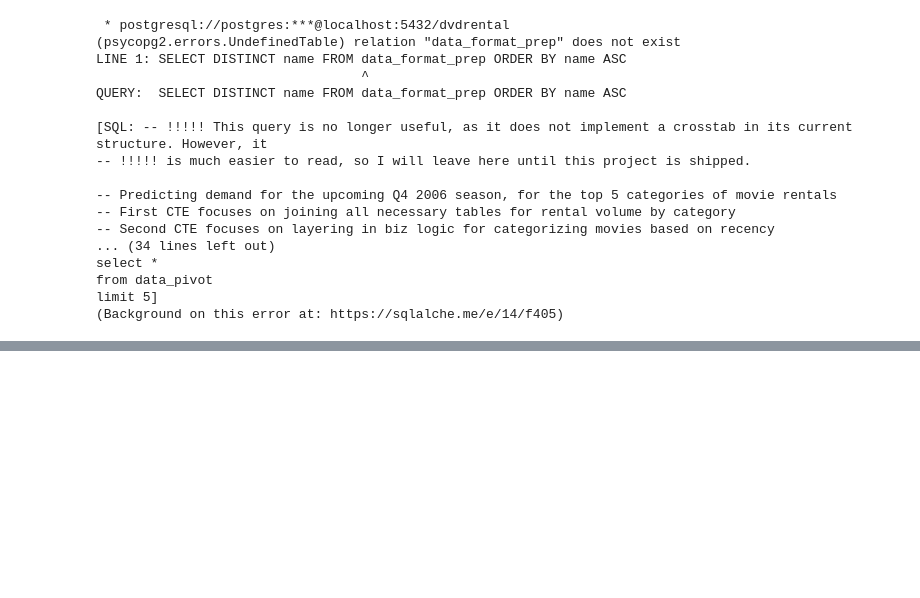
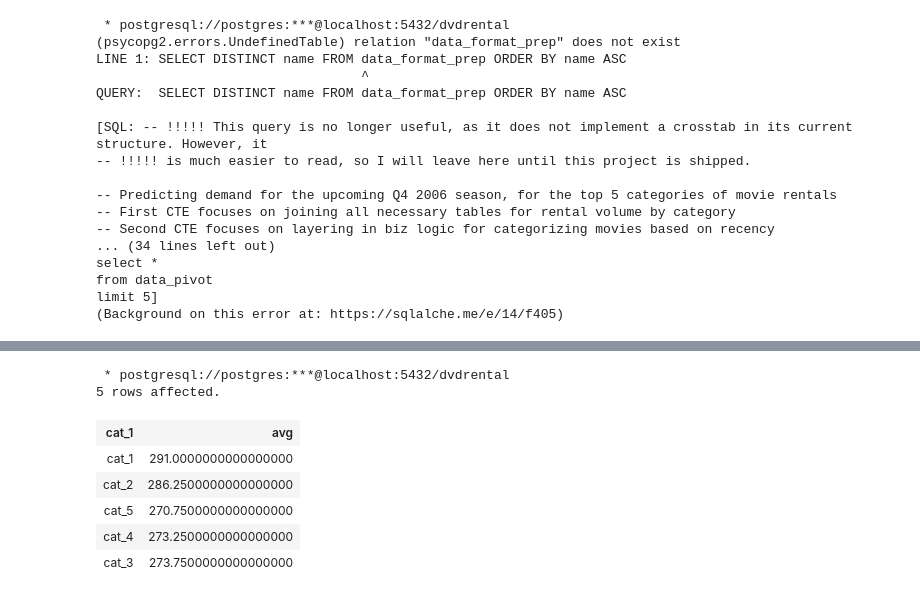
Before and after one commit to digital-tyler/diy_database, a Jupyter notebook: database_sample_data.ipynb, the cells around one changed output, grey strips where cells are left out. Cells and saved outputs as stored; diff of their text form; code cells hidden in the pictures; blank space fills up the shorter version.

```diff
--- a/database_sample_data.ipynb
+++ b/database_sample_data.ipynb
@@ -520,0 +723,20 @@ trend_line as (
+# %%
+%%sql
+
+select x.cat_1, avg(x.value::numeric)
+from play_pivot t
+ cross join lateral (
+    select cat_1, value
+    from jsonb_each(to_jsonb(t)) as e(cat_1, value)
+    where jsonb_typeof(e.value) = 'number'
+ ) x
+group by x.cat_1;
+# %% [output]
+ * postgresql://postgres:***@localhost:5432/dvdrental
+5 rows affected.
+| cat_1 | avg |
+| cat_1 | 291.0000000000000000 |
+| cat_2 | 286.2500000000000000 |
+| cat_5 | 270.7500000000000000 |
+| cat_4 | 273.2500000000000000 |
+| cat_3 | 273.7500000000000000 |
```
Also changed, not shown: parts of 15 cells of this notebook.
